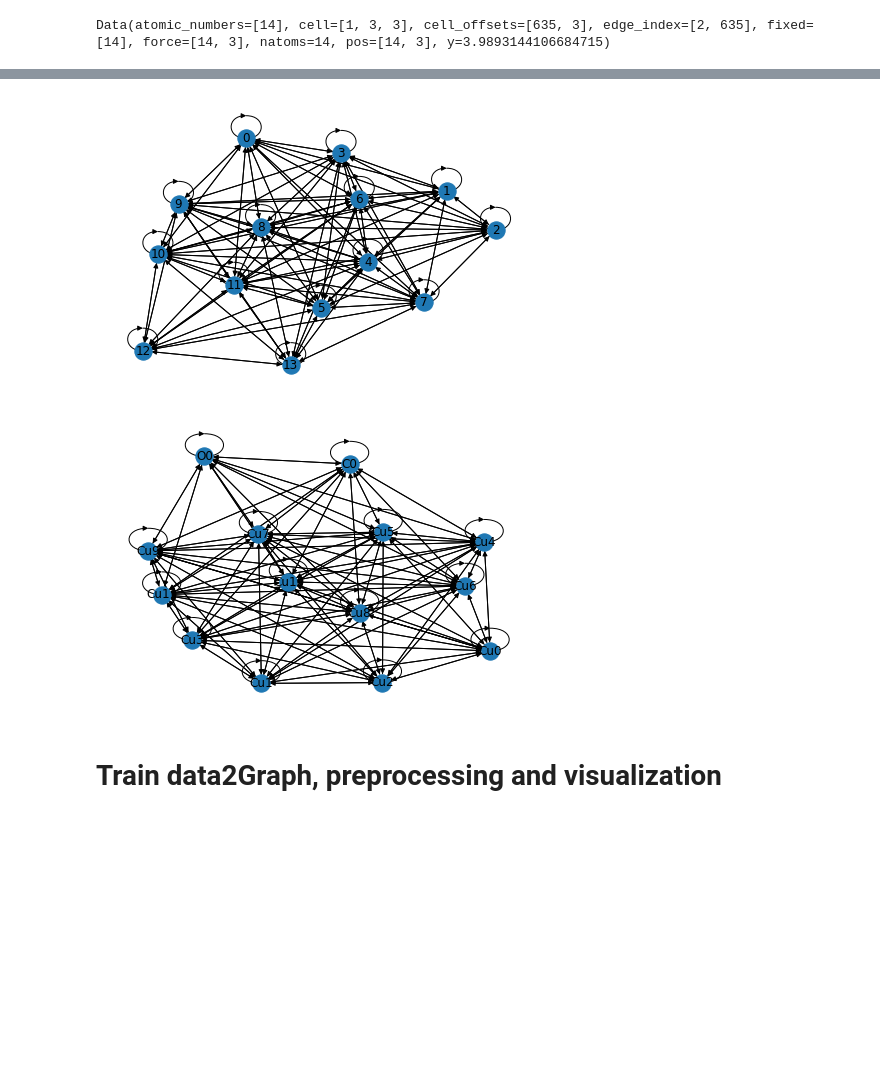
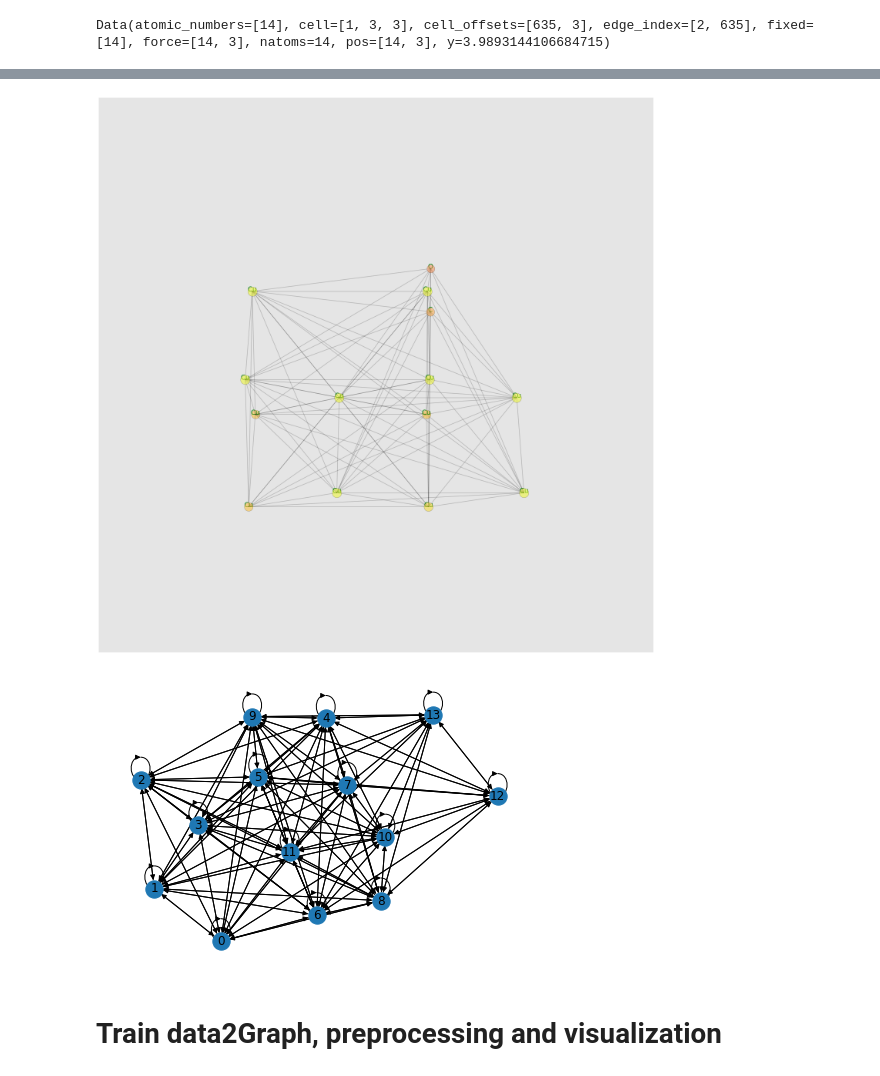
Before and after one commit to Buttermint69/S2EF, a Jupyter notebook: Data_prerprocessing_and_graphvis.ipynb, the cells around one changed output, grey strips where cells are left out. Saved outputs shown, nothing was run; the diff lists cells and outputs as text; code cells hidden in the pictures; blank space fills up the shorter version.

```diff
--- a/Data_prerprocessing_and_graphvis.ipynb
+++ b/Data_prerprocessing_and_graphvis.ipynb
@@ -346,3 +418,13 @@ data = data_objects[0]
 print(data)
 # %% [output]
 Data(atomic_numbers=[14], cell=[1, 3, 3], cell_offsets=[635, 3], edge_index=[2, 635], fixed=[14], force=[14, 3], natoms=14, pos=[14, 3], y=3.9893144106684715)
+# %%
+
+g_ = to_networkx(data)
+add_attr(n_o_e = "n", G =  g_, Data = data, attr = "pos")
+add_attr(n_o_e = "n", G =  g_, Data = data, attr = "atomic_numbers")
+
+#maps = mappings_(g_, data)
+network_plot_3D(g_, 0, save=False)
+#nx.draw(g_, with_labels= True)
+# %% [output]
@@ -349,16 +445,8 @@ Data(atomic_numbers=[14], cell=[1, 3, 3], cell_offsets=[635, 3], edge_index=[2,
+[figure, added]
+[figure, added]
 # %%
-
-g_ = to_networkx(data)
-
-maps = mappings_(g_, data)
-nx.draw(g_, with_labels= True)
+#h = nx.relabel_nodes(g_, mapping = maps)
+#nx.draw(h, with_labels = True)
-# %% [output]
-[figure, removed]
-# %%
-h = nx.relabel_nodes(g_, mapping = maps)
-nx.draw(h, with_labels = True)
-# %% [output]
-[figure, removed]
 # %% [markdown]
 # Train data2Graph, preprocessing and visualization
 # %%
```
Also changed, not shown: parts of 7 cells of this notebook.
